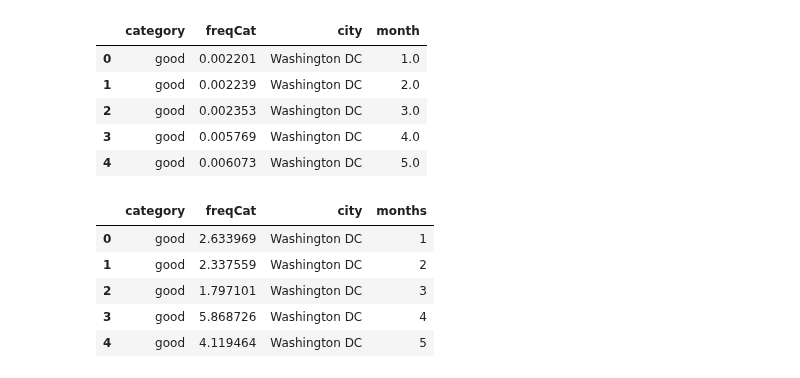
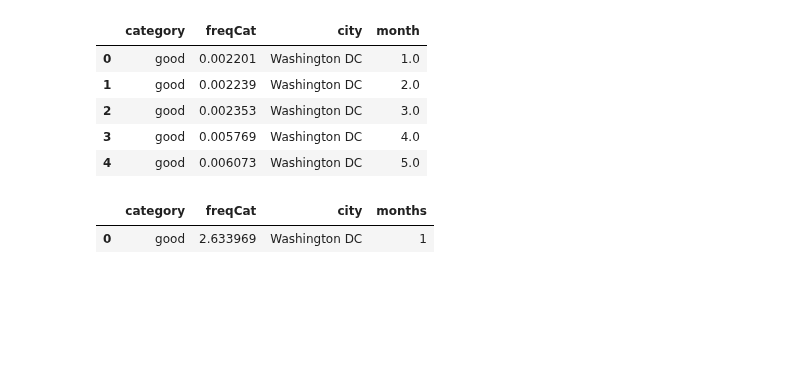
Before and after one commit to sunlightpolicy/open_data_standards_project, a Jupyter notebook: pynbs/procurement.ipynb, the cells around one changed output. Drawn from its saved outputs; the diff is of its cells as text; code cells hidden in the pictures; blank space fills up the shorter version.

```diff
--- a/pynbs/procurement.ipynb
+++ b/pynbs/procurement.ipynb
@@ -334,7 +334,7 @@ for df in procDF_dict.values():
         cat.append(row[1][0])
         months.append(row[1][2])
         frequency.append((row[1][3]/len(df[df.createMonth == row[1][2]]
-                                       [df.procurementCategory == row[1][0]]))*100)
+                                       [df.city == row[1][1]]))*100)
         cities.append(row[1][1])
 
 df_all2 = pd.concat([pd.Series(cat),pd.Series(frequency),pd.Series(cities), pd.Series(months)],axis=1).rename(columns={0:'category',1:'freqCat',2:'city',3:'months'})
@@ -387,11 +387,7 @@ df_all2.head()
 # %%
 df_all2.to_csv('../_data/proc_type2.csv')
 # %%
-df_all2.head()
+df_all2.head(1)
 # %% [output]
 |  | category | freqCat | city | months |
 | 0 | good | 2.633969 | Washington DC | 1 |
-| 1 | good | 2.337559 | Washington DC | 2 |
-| 2 | good | 1.797101 | Washington DC | 3 |
-| 3 | good | 5.868726 | Washington DC | 4 |
-| 4 | good | 4.119464 | Washington DC | 5 |
```
Also changed, not shown: 1 other file.
